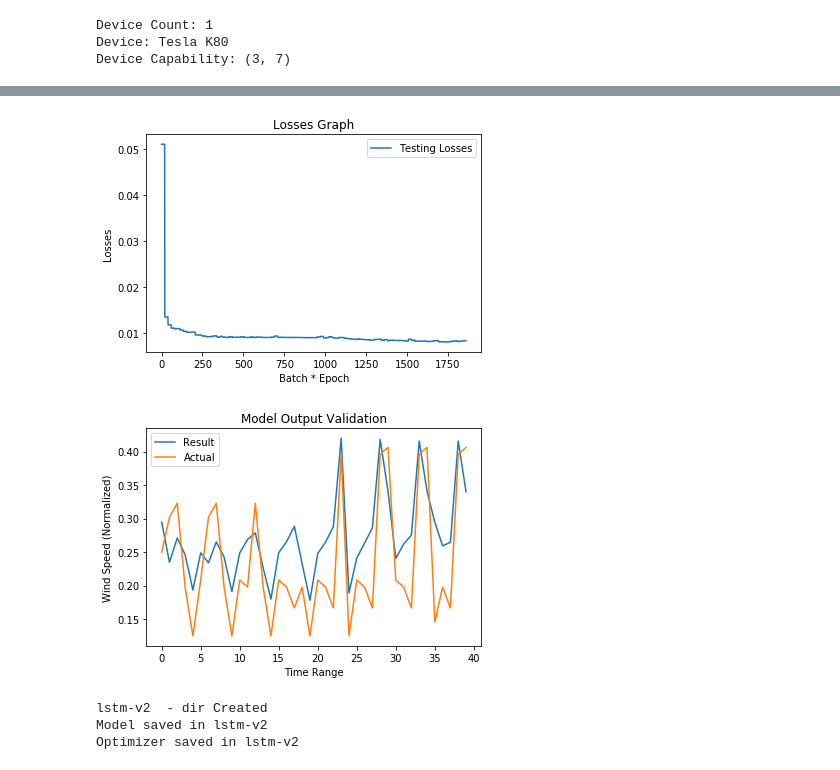
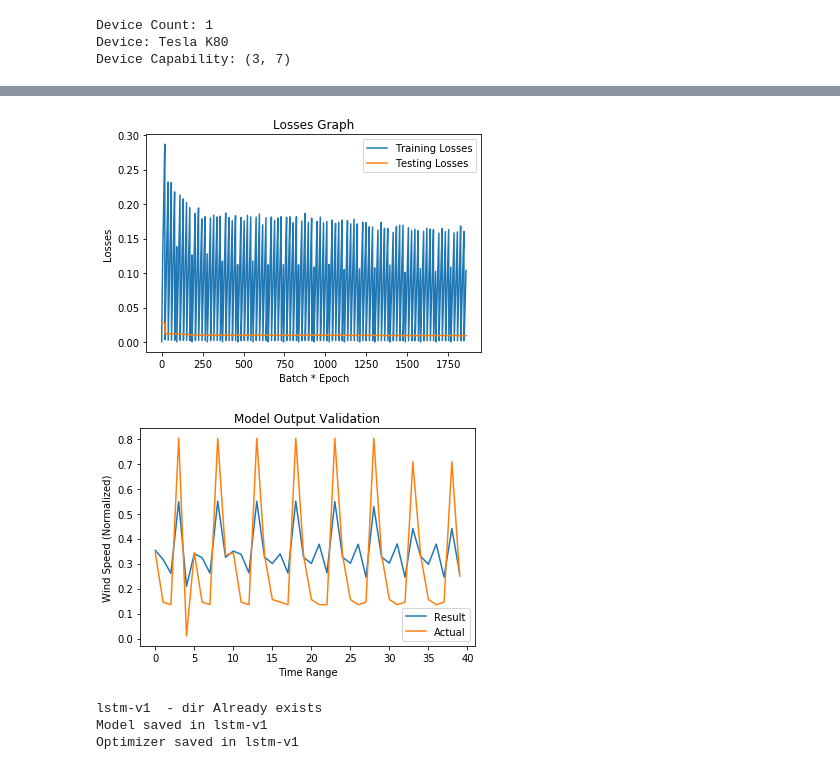
Before and after one commit to darkmatter18/Wind-Speed-Prediction, a Jupyter notebook: training.ipynb, the cells around one changed output, grey strips where cells are left out. Cells and saved outputs as stored; diff of their text form; code cells hidden in the pictures.

Commit message:
feat: Deleted Unused models Do some validation

```diff
--- a/training.ipynb
+++ b/training.ipynb
@@ -136,7 +136,7 @@ Device Capability: (3, 7)
 # Send the model to the appropriate device
 
 from model import Model
-model = Model(input_size = 3, hidden_size = 100, lstm_num_layers = 2, cuda=cuda)
+model = Model(input_size = 3, hidden_size = 100, lstm_num_layers = 1, cuda=cuda)
 model.to(device)
 print(model)
 # %% [output]
@@ -186,15 +187,15 @@ trainlosses, testlosses = model.fit(trainloader = trainloader,
 # %%
 # Ploting the Loss stats
 
-#plt.plot(trainlosses, label = 'Training Losses')
+plt.plot(trainlosses, label = 'Training Losses')
 plt.plot(testlosses, label = 'Testing Losses')
 plt.ylabel('Losses')
 plt.xlabel('Batch * Epoch')
 plt.legend()
 plt.title('Losses Graph')
 plt.show()
 # %% [output]
-[figure, old version]
+[figure, new version]
 # %%
 # Running the model test
 # Ruturns the result and actual arrayes
@@ -203,8 +204,9 @@ result, actual = model.test(testloader)
 # %%
 # Ploting the Validation Graph
 
-val_from = 60
-val_to = 100
+# Just some random checking
+val_from = 200
+val_to = 240
 
 plt.plot(result[val_from:val_to], label = 'Result')
 plt.plot(actual[val_from:val_to], label = 'Actual')
@@ -215,12 +217,12 @@ plt.legend()
 plt.title('Model Output Validation')
 plt.show()
 # %% [output]
-[figure, old version]
+[figure, new version]
 # %%
 # Saving the Model
 
-model.save('lstm-v2', save_optim=True)
+model.save('lstm-v1', save_optim=True)
 # %% [output]
-lstm-v2  - dir Created
-Model saved in lstm-v2
-Optimizer saved in lstm-v2
+lstm-v1  - dir Already exists
+Model saved in lstm-v1
+Optimizer saved in lstm-v1
```
Also changed, not shown: parts of 5 cells of this notebook, 7 other files.
